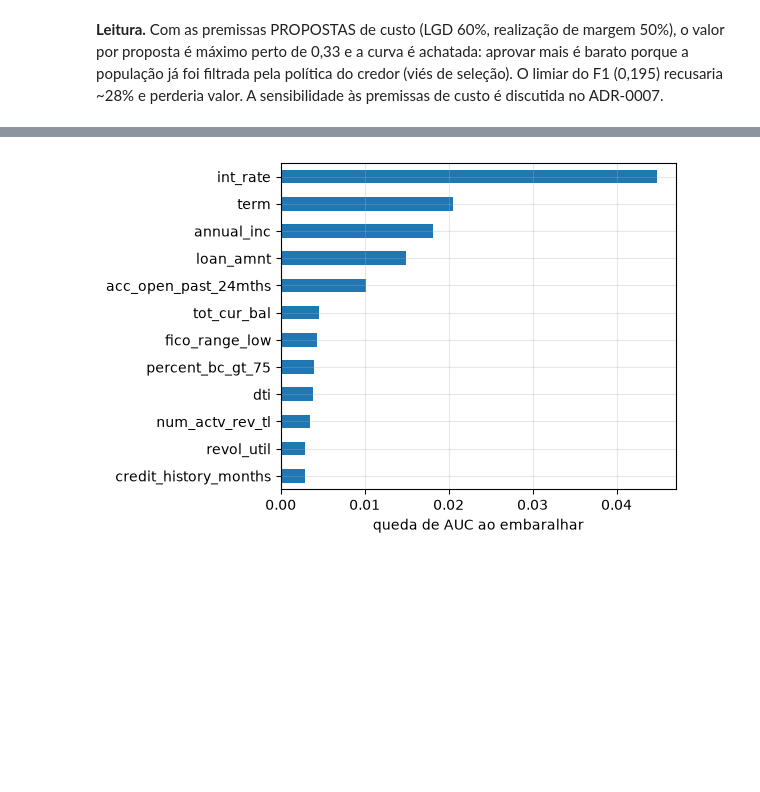
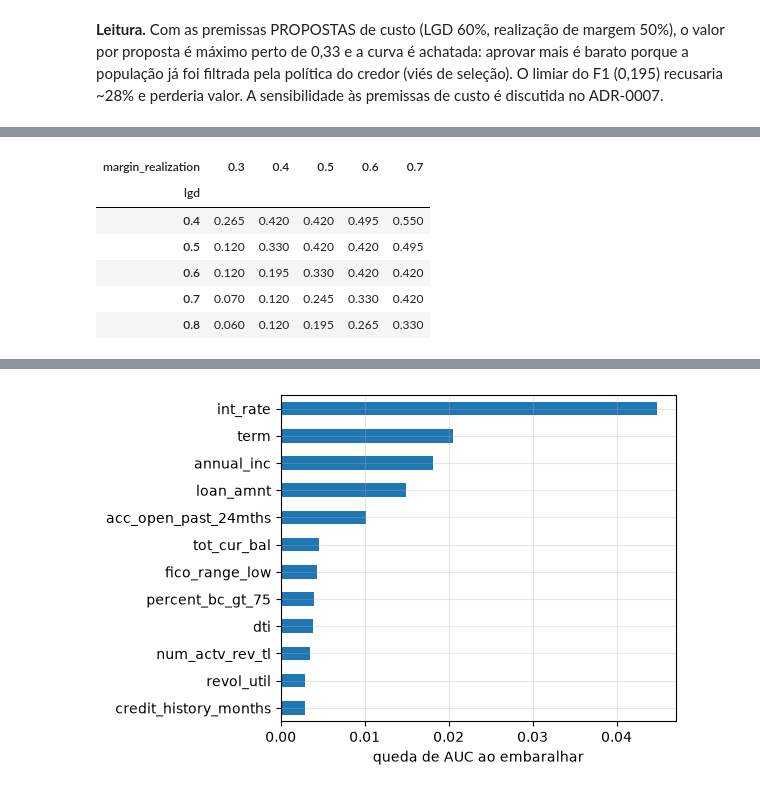
Before and after one commit to NycolasGarcia/Credit-Scoring-Drift-Monitoring, a Jupyter notebook: notebooks/02_modelagem.ipynb, the cells around one changed output, grey strips where cells are left out. Cells and saved outputs as stored; diff of their text form; code cells hidden in the pictures; blank space fills up the shorter version.

Commit message:
docs: adiciona sensibilidade de custo ao notebook de modelagem e sinaliza revisão do ADR-0007

```diff
--- a/notebooks/02_modelagem.ipynb
+++ b/notebooks/02_modelagem.ipynb
@@ -125,0 +132,12 @@ credor (viés de seleção). O limiar do F1 (0,195) recusaria ~28% e perderia va
+# %%
+from src.models.threshold import cost_sensitivity
+sens = cost_sensitivity(cal, y, p, cost, lgds=[0.4, 0.5, 0.6, 0.7, 0.8], margins=[0.3, 0.4, 0.5, 0.6, 0.7])
+sens.pivot(index="lgd", columns="margin_realization", values="threshold")
+# %% [output]
+| margin_realization | 0.3 | 0.4 | 0.5 | 0.6 | 0.7 |
+| lgd |  |  |  |  |  |
+| 0.4 | 0.265 | 0.420 | 0.420 | 0.495 | 0.550 |
+| 0.5 | 0.120 | 0.330 | 0.420 | 0.420 | 0.495 |
+| 0.6 | 0.120 | 0.195 | 0.330 | 0.420 | 0.420 |
+| 0.7 | 0.070 | 0.120 | 0.245 | 0.330 | 0.420 |
+| 0.8 | 0.060 | 0.120 | 0.195 | 0.265 | 0.330 |
```
Also changed, not shown: parts of 4 cells of this notebook, 2 other files.
